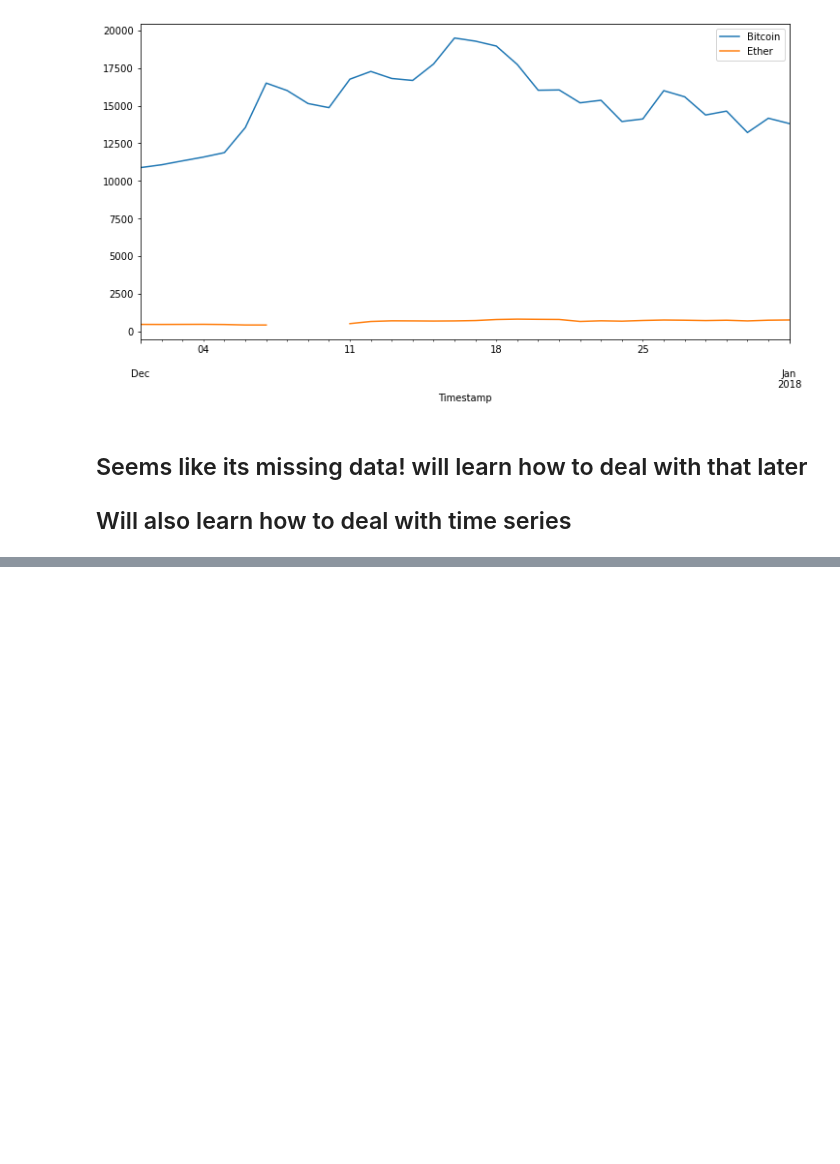
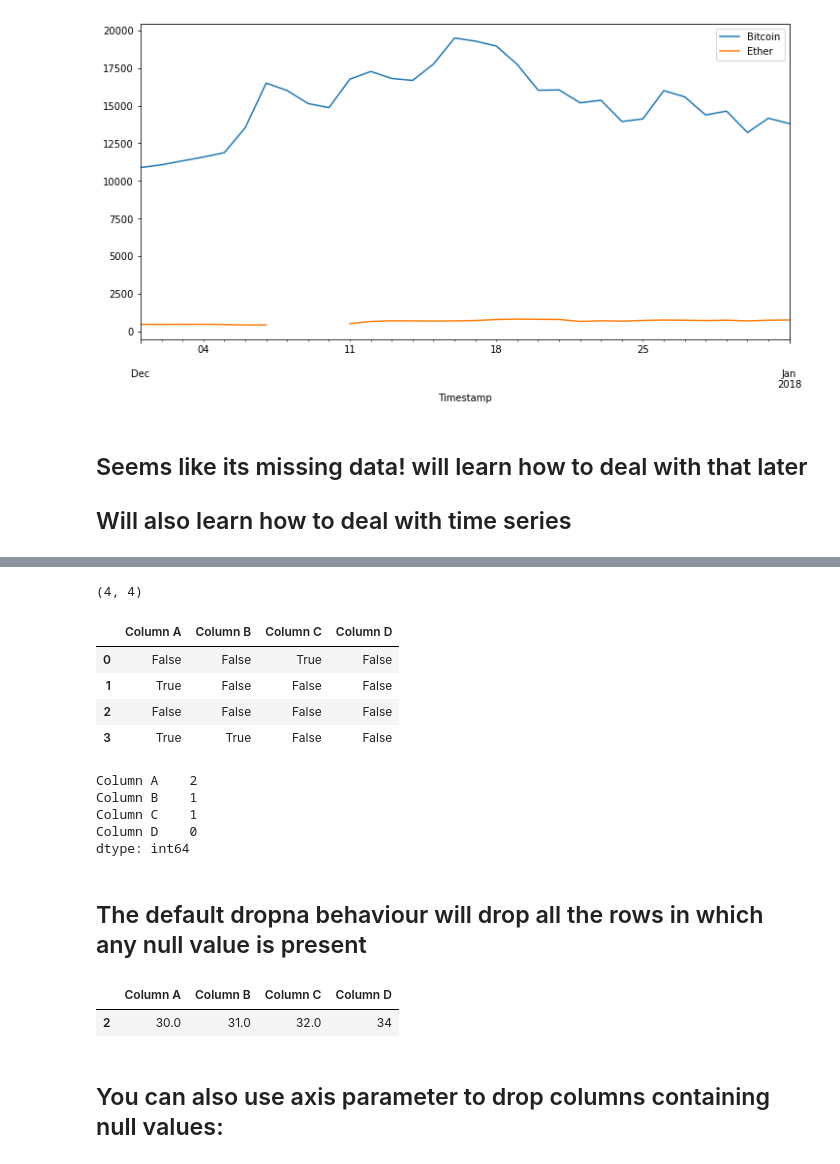
Before and after one commit to wiamnasr/Data-Analysis-with-Python, a Jupyter notebook: Data Analysis with Python.ipynb, the cells around one changed output, grey strips where cells are left out. Cells and saved outputs as stored; diff of their text form; code cells hidden in the pictures; blank space fills up the shorter version.

```diff
--- a/Data Analysis with Python.ipynb
+++ b/Data Analysis with Python.ipynb
@@ -2281,0 +2506,30 @@ prices.loc['2017-12-01':'2018-01-01'].plot(figsize = (12,6))
+# %%
+#we can also check the shape:
+df.shape
+# %% [output]
+(4, 4)
+# %%
+df.isnull()
+# %% [output]
+|  | Column A | Column B | Column C | Column D |
+| 0 | False | False | True | False |
+| 1 | True | False | False | False |
+| 2 | False | False | False | False |
+| 3 | True | True | False | False |
+# %%
+df.isnull().sum()
+# %% [output]
+Column A    2
+Column B    1
+Column C    1
+Column D    0
+dtype: int64
+# %% [markdown]
+## The default dropna behaviour will drop all the rows in which any null value is present
+# %%
+df.dropna()
+# %% [output]
+|  | Column A | Column B | Column C | Column D |
+| 2 | 30.0 | 31.0 | 32.0 | 34 |
+# %% [markdown]
+## You can also use axis parameter to drop columns containing null values:
```
Also changed, not shown: parts of 55 cells of this notebook.
